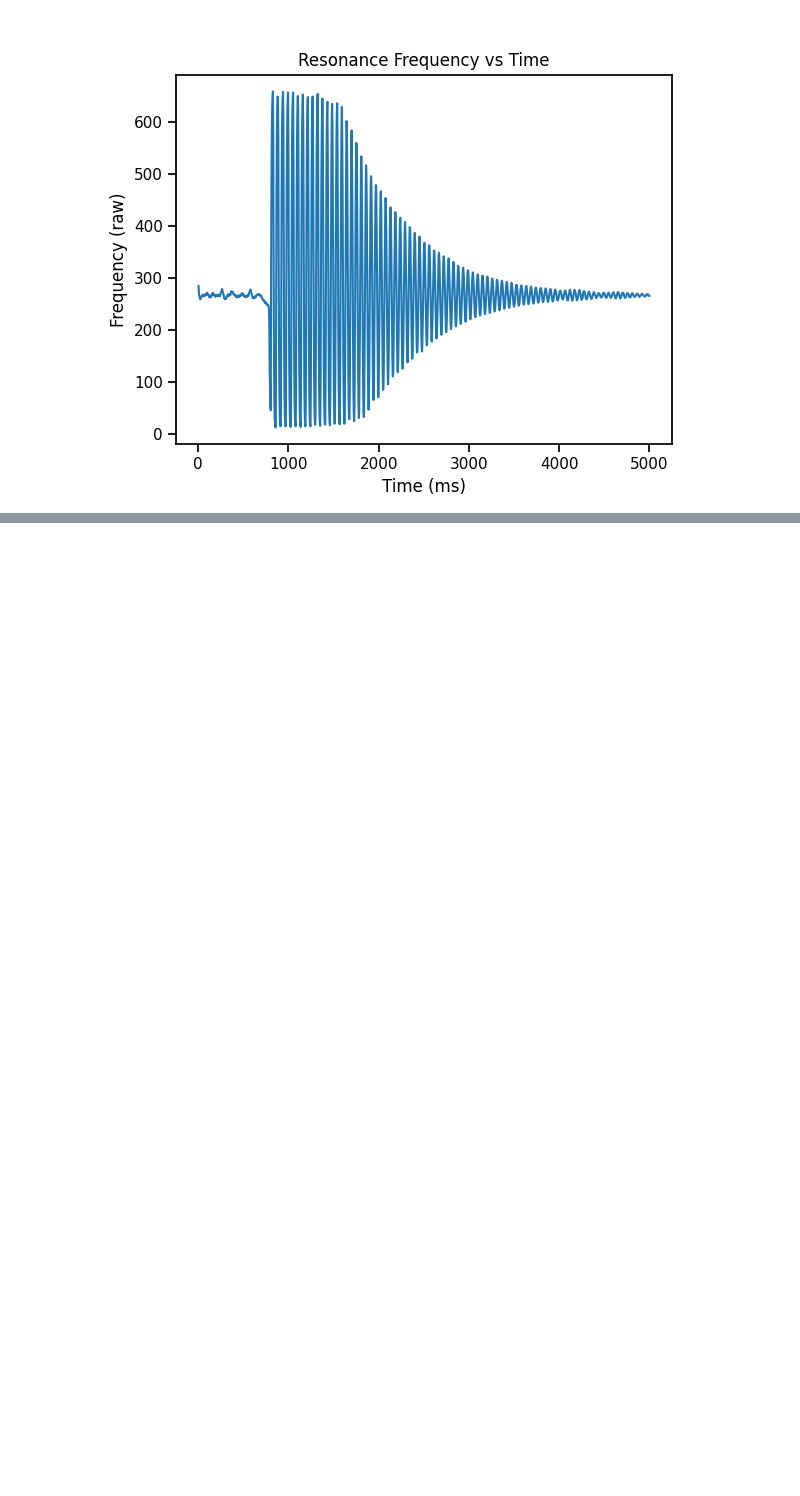
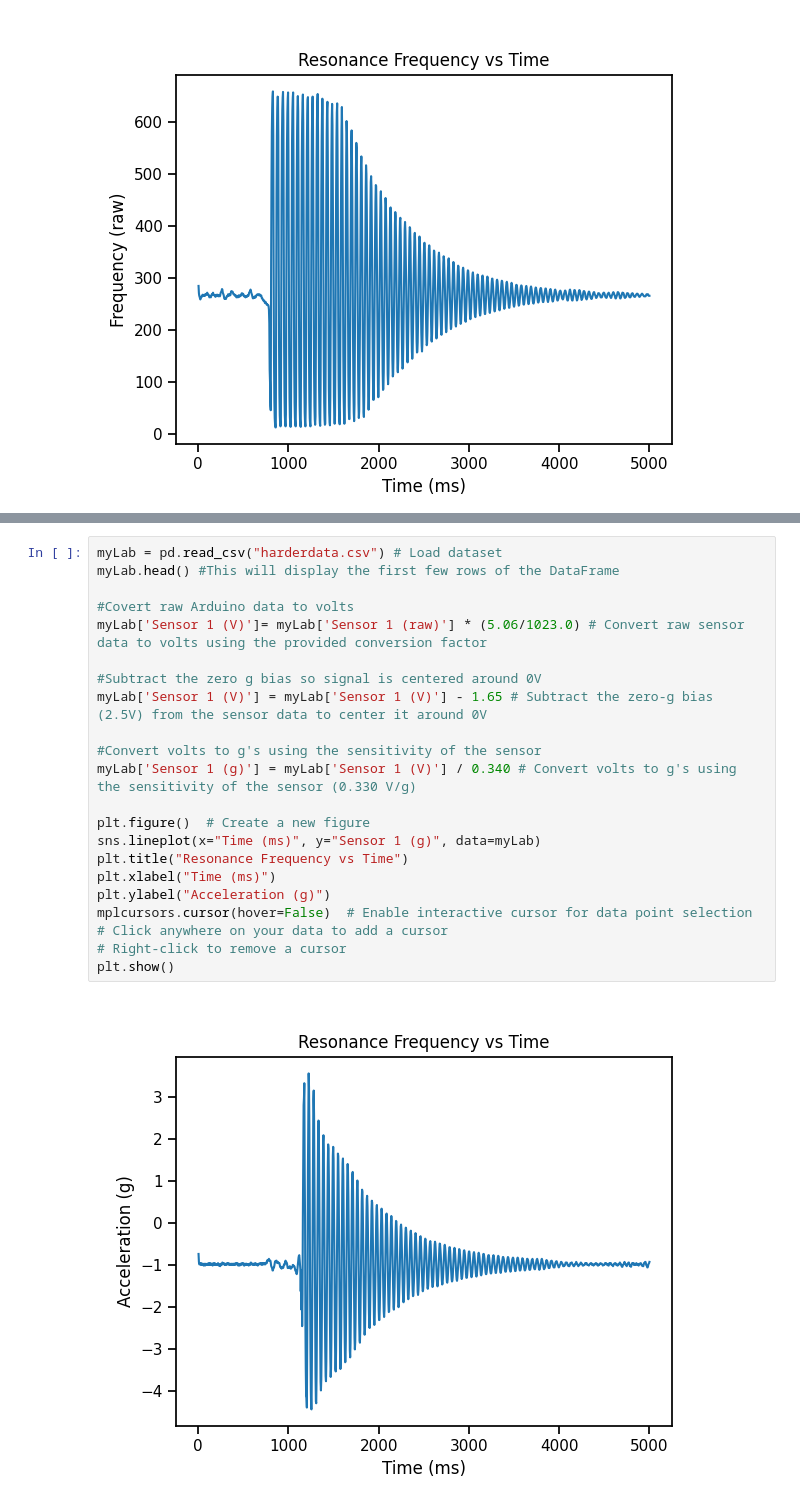
Before and after one commit to mylaz16/geng360-serra, a Jupyter notebook: Lab 4 - Beam/ResonanceFrequency.ipynb, the cells around one changed output, grey strips where cells are left out. Saved outputs shown, nothing was run; the diff lists cells and outputs as text; blank space fills up the shorter version.

```diff
--- a/Lab 4 - Beam/ResonanceFrequency.ipynb
+++ b/Lab 4 - Beam/ResonanceFrequency.ipynb
@@ -100,0 +115,24 @@ plt.show()
+# %%
+myLab = pd.read_csv("harderdata.csv") # Load dataset
+myLab.head() #This will display the first few rows of the DataFrame
+
+#Covert raw Arduino data to volts
+myLab['Sensor 1 (V)']= myLab['Sensor 1 (raw)'] * (5.06/1023.0) # Convert raw sensor data to volts using the provided conversion factor
+
+#Subtract the zero g bias so signal is centered around 0V
+myLab['Sensor 1 (V)'] = myLab['Sensor 1 (V)'] - 1.65 # Subtract the zero-g bias (2.5V) from the sensor data to center it around 0V
+
+#Convert volts to g's using the sensitivity of the sensor
+myLab['Sensor 1 (g)'] = myLab['Sensor 1 (V)'] / 0.340 # Convert volts to g's using the sensitivity of the sensor (0.330 V/g)
+
+plt.figure()  # Create a new figure
+sns.lineplot(x="Time (ms)", y="Sensor 1 (g)", data=myLab)
+plt.title("Resonance Frequency vs Time")
+plt.xlabel("Time (ms)")
+plt.ylabel("Acceleration (g)")
+mplcursors.cursor(hover=False)  # Enable interactive cursor for data point selection
+# Click anywhere on your data to add a cursor
+# Right-click to remove a cursor
+plt.show()
+# %% [output]
+[figure, added]
```
Also changed, not shown: parts of 4 cells of this notebook, 2 other files.
